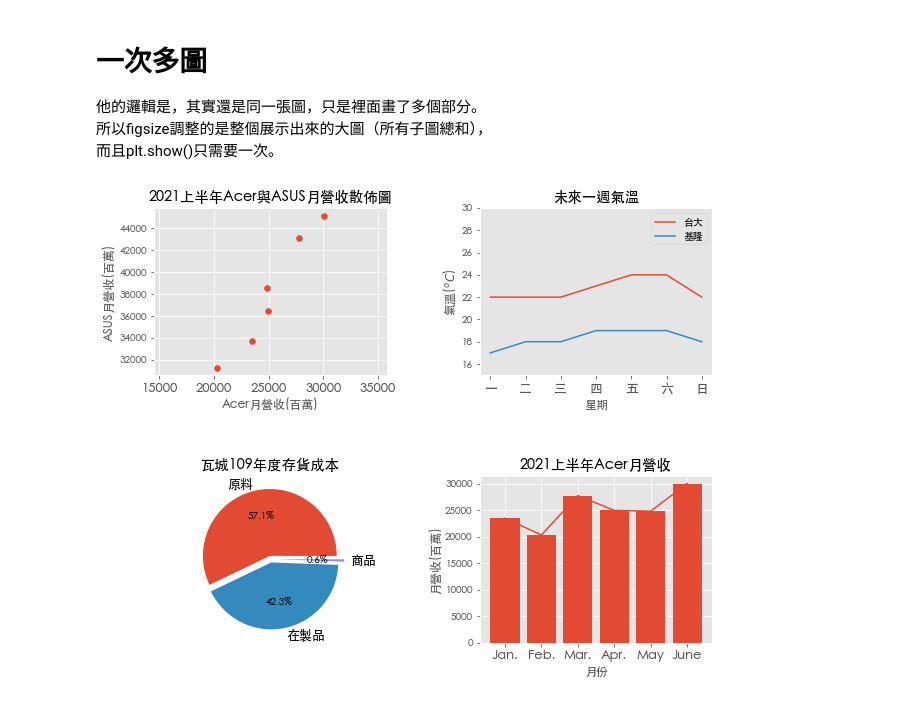
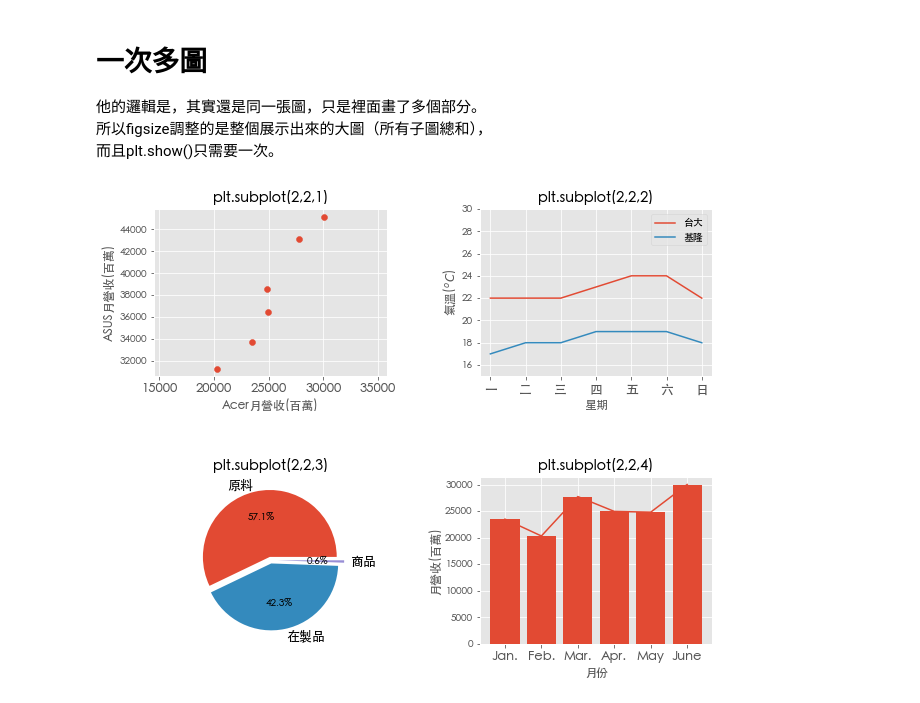
Before and after one commit to 105304039/110statistic_1, a Jupyter notebook: matplotlib基本畫圖.ipynb, the cells around one changed output. Saved outputs shown, nothing was run; the diff lists cells and outputs as text; code cells hidden in the pictures.

```diff
--- a/matplotlib基本畫圖.ipynb
+++ b/matplotlib基本畫圖.ipynb
@@ -296,7 +289,7 @@ asus = [33686,31289,43129,36502,38582,45186]
 # 第一張圖=======================================================================
 plt.subplot(2,2,1)    # 在2*2的圖中，排列第1個
 
-plt.title("2021上半年Acer與ASUS月營收散佈圖")
+plt.title("plt.subplot(2,2,1)")
 plt.scatter(acer,asus)
 plt.xlabel("Acer月營收(百萬)")
 plt.ylabel("ASUS月營收(百萬)")
@@ -307,7 +300,7 @@ plt.axis("equal")  # 讓刻度的大小顯示一致
 plt.subplot(2,2,2)
 
 x = ["一","二","三","四","五","六","日"]
-plt.title("未來一週氣溫")
+plt.title("plt.subplot(2,2,2)")
 plt.plot(x,
         [22,22,22,23,24,24,22],label = "台大")
 plt.plot(x,
@@ -316,35 +309,33 @@ plt.ylim(15,30)            # 指定y軸的範圍，分別填入最小值與最
 plt.xlabel("星期")
 plt.ylabel("氣溫($^oC$)")  # 兩個$中間是latex語法，大家可以遇到需求再去查詢～
 plt.legend()               # 顯示圖例（記得前面畫圖時要指定label才有東西可以顯示）
-plt.grid()
 
 # 第三張圖=======================================================================
 plt.subplot(2,2,3)
 
 items = ['原料','在製品','商品']
 size = [64283,47605,651]
 dist = [0.05,0.05,0.1]      # 指定各區塊距離圓心...
-
-plt.title("瓦城109年度存貨成本")
+plt.title("plt.subplot(2,2,3)")
 plt.pie(size,
         labels = items,
         explode = dist,
         autopct='%0.1f%%')  #小數點前的數字代表輸出長度（可能要補0）
                             #小數點後代表顯示小數點後幾位
 
 # 第四張圖=======================================================================
 plt.subplot(2,2,4)
 
 acer = [23495,20318,27744,24950,24807,30019]
 mon = ["Jan.","Feb.","Mar.","Apr.","May","June"]
-plt.title("2021上半年Acer月營收")
+plt.title("plt.subplot(2,2,4)")
 plt.plot(mon,acer)
 plt.bar(mon,acer)
 plt.xlabel("月份")
 plt.ylabel("月營收(百萬)")
 
 
 plt.subplots_adjust(wspace=0.4,hspace=0.6) # 調整子圖間距
 plt.show()  # show記得放一次就好
 # %% [output]
-[figure, old version]
+[figure, new version]
```
Also changed, not shown: parts of 1 cell of this notebook.
